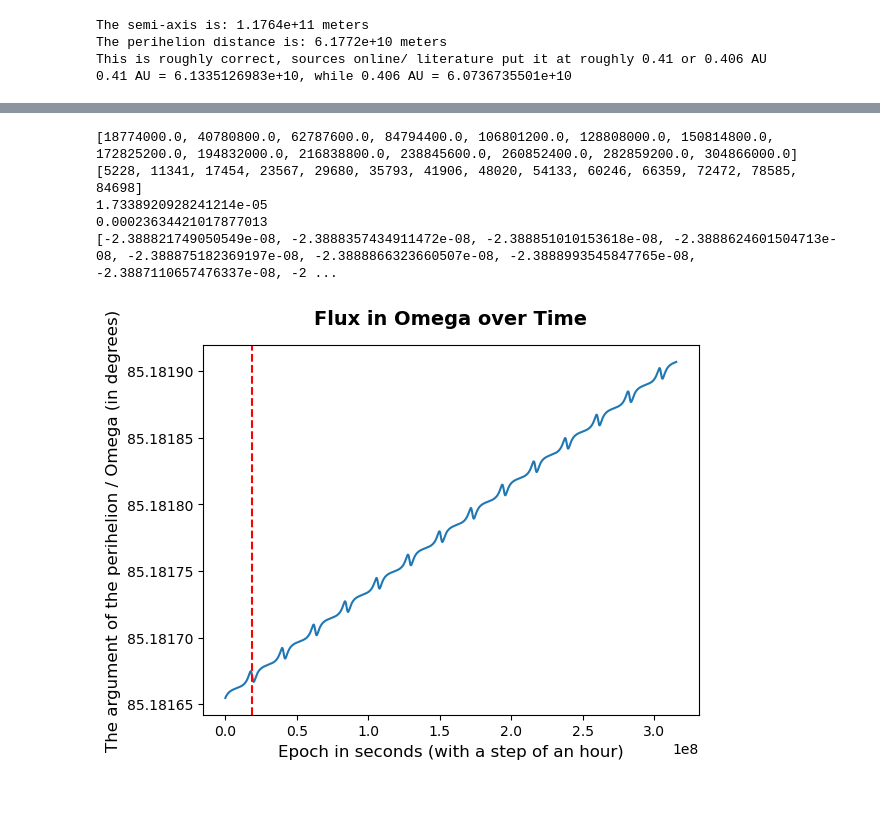
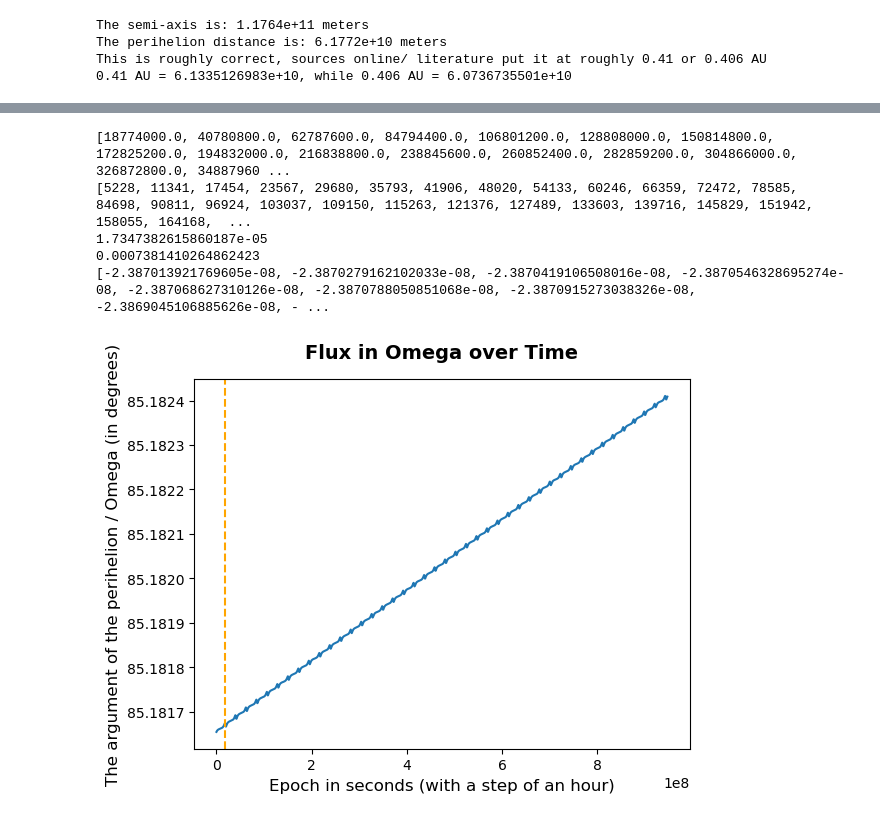
Before and after one commit to PocketBloom/Bachelor_Project, a Jupyter notebook: TU3/TU3_linear_dw.ipynb, the cells around one changed output, grey strips where cells are left out. Saved outputs shown, nothing was run; the diff lists cells and outputs as text; code cells hidden in the pictures.

```diff
--- a/TU3/TU3_linear_dw.ipynb
+++ b/TU3/TU3_linear_dw.ipynb
@@ -75,14 +75,13 @@ bodies_to_propagate = asteroid_name     # I only propagate TU3, I pull the other
 body_settings = environment_setup.get_default_body_settings(
     bodies = larger_bodies_to_create,
     base_frame_origin = 'SSB',              # Correct as initial conditions from JPL are in SSB
-    base_frame_orientation = 'ECLIPJ2000')       # Intiial conditions from JPL are in J2000
+    base_frame_orientation = 'J2000')       # Intiial conditions from JPL are in J2000
 
 
 # Manually add empty settings for TU3
 body_settings.add_empty_settings(asteroid_name)
 
-# Thus, the environment becomes:
-body_system = environment_setup.create_system_of_bodies(body_settings)
+# Know that I then create the environment below before the acceleration
 # %%
 # Step 3: Create the Propagation Setup
 
@@ -91,0 +128,21 @@ central_bodies = ["Sun"]
+# %%
+# For TU3 the value of A2 is computed
+
+avg_a_TU3_greenberg = -5.60 * 10**(-4)                       # AU / Myr
+avg_a_TU3_calc = -5.60 * 10**(-4) / (10**6 * 365)            # AU / days
+uncertain_avg_a_TU3_greenberg = 3.9 * 10**(-4)               # AU / Mry
+uncertain_avg_a_TU3_calc = 3.9 * 10**(-4) / (10**6 * 365)    # AU / days
+
+a_TU3_calc = 0.7875484323220899 # AU
+e_TU3_calc = 0.4836694929440215 # unitless
+n_TU3_calc = 1.410224212386279  # degrees/ days (remember that angles are unitless in unit conversion)
+
+A_2_TU3_AUdays2 = avg_a_TU3_calc * (n_TU3_calc * (a_TU3_calc**2) * (1 - (e_TU3_calc**2))) / 2
+A_2_TU3_uncertainty_AUdays2 = uncertain_avg_a_TU3_calc * (n_TU3_calc * (a_TU3_calc**2) * (1 - (e_TU3_calc**2))) / 2
+
+print(f"The Yarkovksy parameter for TU3: {A_2_TU3_AUdays2} AU / days^2")
+print(A_2_TU3_uncertainty_AUdays2)
+
+# Units from AU/days2 to m/s2
+A_2_TU3_ms2 = A_2_TU3_AUdays2 * 149597870691 / ((24 * 3600)**2)
+print(A_2_TU3_ms2)
@@ -94,14 +158,15 @@ central_bodies = ["Sun"]
 accelerations_planets = {
     "Sun": [
         # The Sun's gravity
-        propagation_setup.acceleration.point_mass_gravity(),
-        # # A spherical harmonic (not just a point mass, but also the solar quadrupole moment)
-        # propagation_setup.acceleration.spherical_harmonic_gravity(2, 0) ,
-        # # Activating General Relativity (exerted by the Sun / the largest body)
+        # propagation_setup.acceleration.point_mass_gravity(),
+        # A spherical harmonic (not just a point mass, but also the solar quadrupole moment)
+        propagation_setup.acceleration.spherical_harmonic_gravity(2, 0),
+        # Activating General Relativity (exerted by the Sun / the largest body)
         # Sufficient to use the Schwarzschild Correction
-        propagation_setup.acceleration.relativistic_correction(use_schwarzschild=True) # General Relativity
-        # # Yarkovsky correction
-        # propagation_setup.acceleration.yarkovsky(A_2_TU3_ms2),
+        propagation_setup.acceleration.relativistic_correction(use_schwarzschild=True), # General Relativity
+        # Yarkovsky correction
+        propagation_setup.acceleration.yarkovsky(A_2_TU3_AUdays2),
+        # propagation_setup.acceleration.radiation_pressure(),
     ],
     # "Mercury": [propagation_setup.acceleration.point_mass_gravity()],
     # "Venus": [propagation_setup.acceleration.point_mass_gravity()],
@@ -483,7 +548,13 @@ for i, (epoch, kep) in enumerate(kepler_history.items(), start=1):
 # Unwrap the angles :)
 # Makes e.g. 359, 0, 1 degrees to 359, 360, 361 etc.
 omega_values = np.unwrap(omega_values_anglejump)
+omega_values_degrees = np.degrees(omega_values)
 
+zoom_in_first_perihelion = omega_values_degrees[4200:6300]
+
+#print(f"Omega values before and after perihelion: {zoom_in_first_perihelion}")
+print()
+#print(f"Omega values before and after perihelion: {omega_values[5230:5250]}")
 print(epoch_perihelion_list)
 print(index_list_peri)
 
@@ -504,31 +575,32 @@ print(first_peri)
 print(peri_precess_15_years)
 print(peri_precession_per_orbit_list)
 # %% [output]
-[18774000.0, 40780800.0, 62787600.0, 84794400.0, 106801200.0, 128808000.0, 150814800.0, 172825200.0, 194832000.0, 216838800.0, 238845600.0, 260852400.0, 282859200.0, 304866000.0]
-[5228, 11341, 17454, 23567, 29680, 35793, 41906, 48020, 54133, 60246, 66359, 72472, 78585, 84698]
-1.7338920928241214e-05
-0.00023634421017877013
-[-2.388821749050549e-08, -2.3888357434911472e-08, -2.388851010153618e-08, -2.3888624601504713e-08, -2.388875182369197e-08, -2.3888866323660507e-08, -2.3888993545847765e-08, -2.3887110657476337e-08, -2 ...
+[18774000.0, 40780800.0, 62787600.0, 84794400.0, 106801200.0, 128808000.0, 150814800.0, 172825200.0, 194832000.0, 216838800.0, 238845600.0, 260852400.0, 282859200.0, 304866000.0, 326872800.0, 34887960 ...
+[5228, 11341, 17454, 23567, 29680, 35793, 41906, 48020, 54133, 60246, 66359, 72472, 78585, 84698, 90811, 96924, 103037, 109150, 115263, 121376, 127489, 133603, 139716, 145829, 151942, 158055, 164168,  ...
+1.7347382615860187e-05
+0.0007381410264862423
+[-2.387013921769605e-08, -2.3870279162102033e-08, -2.3870419106508016e-08, -2.3870546328695274e-08, -2.387068627310126e-08, -2.3870788050851068e-08, -2.3870915273038326e-08, -2.3869045106885626e-08, - ...
 # %%
 plt.plot(epochs, np.degrees(omega_values))
-plt.axvline(18838800.0, color='red', linestyle='--', linewidth=1.5)
+# plt.axvline(18838800.0, color='red', linestyle='--', linewidth=1.5)
+plt.axvline(18774000.0, color='orange', linestyle='--', linewidth=1.5)
 
 # # Check a linear relation going through the oscillations
 # lin_slope = np.polyfit(epochs,np.degrees(omega_values),1)[0]
 # y_test = 85.15 + lin_slope * np.array(epochs)
 # plt.plot(epochs, y_test)
 
 plt.ticklabel_format(style='plain', axis='y', useOffset=False)
 
 plt.title('Flux in Omega over Time', fontsize=14, fontweight='bold', pad=15)
 plt.xlabel('Epoch in seconds (with a step of an hour)', fontsize=12)
 plt.ylabel('The argument of the perihelion / Omega (in degrees)', fontsize=12)
 
 # plt.ylim(85, 85.5)
 
 plt.show()
 # %% [output]
-[figure, old version]
+[figure, new version]
 # %%
 # Finding the slope
 
```
Also changed, not shown: parts of 10 cells of this notebook.
